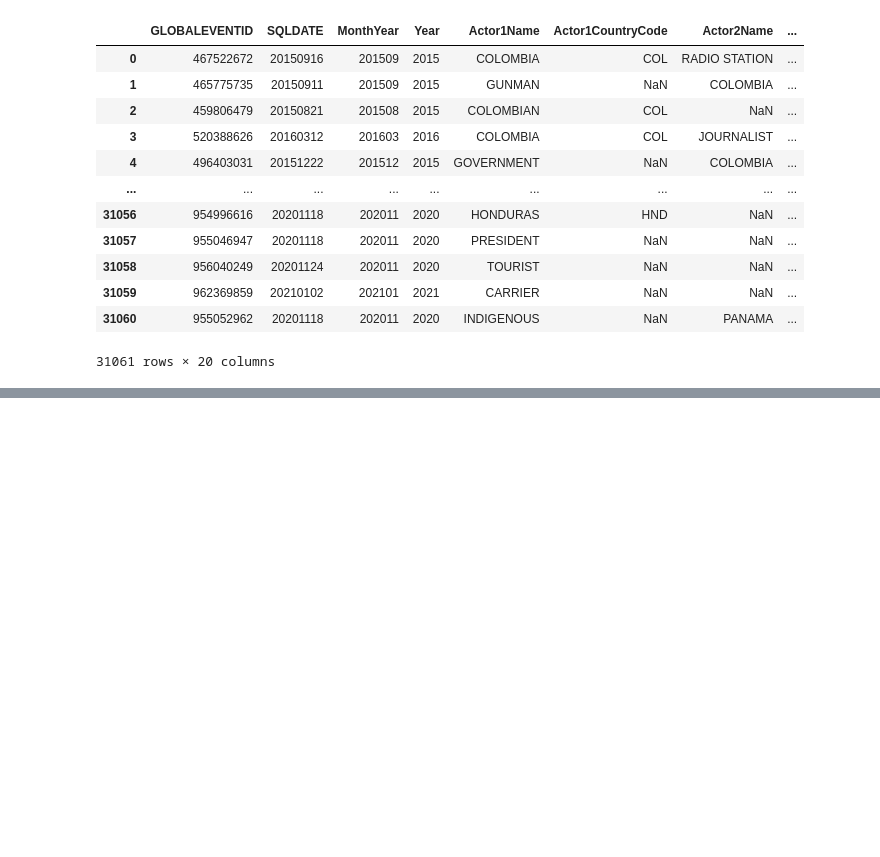
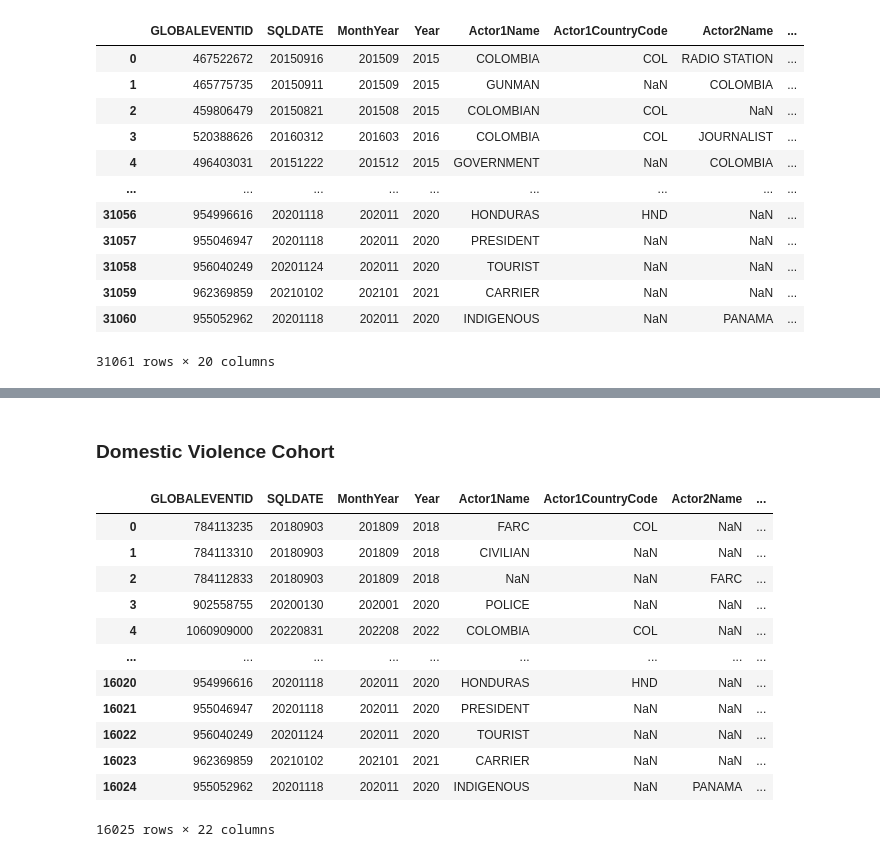
Before and after one commit to dsrestrepo/DF-DM, a Jupyter notebook: datasets/violence_prediction/Internet/gdelt/web_scrapper.ipynb, the cells around one changed output, grey strips where cells are left out. Saved outputs shown, nothing was run; the diff lists cells and outputs as text; code cells hidden in the pictures; blank space fills up the shorter version.

```diff
--- a/datasets/violence_prediction/Internet/gdelt/web_scrapper.ipynb
+++ b/datasets/violence_prediction/Internet/gdelt/web_scrapper.ipynb
@@ -65,3 +104,22 @@ df
 # %%
 # Save the DataFrame to a new CSV file
 df.to_csv('labels_full.csv', index=False)
+# %% [markdown]
+### Domestic Violence Cohort
+# %%
+df = pd.read_csv('labels_full.csv')
+df
+# %% [output]
+|  | GLOBALEVENTID | SQLDATE | MonthYear | Year | Actor1Name | Actor1CountryCode | Actor2Name | ... |
+| 0 | 784113235 | 20180903 | 201809 | 2018 | FARC | COL | NaN | ... |
+| 1 | 784113310 | 20180903 | 201809 | 2018 | CIVILIAN | NaN | NaN | ... |
+| 2 | 784112833 | 20180903 | 201809 | 2018 | NaN | NaN | FARC | ... |
+| 3 | 902558755 | 20200130 | 202001 | 2020 | POLICE | NaN | NaN | ... |
+| 4 | 1060909000 | 20220831 | 202208 | 2022 | COLOMBIA | COL | NaN | ... |
+| ... | ... | ... | ... | ... | ... | ... | ... | ... |
+| 16020 | 954996616 | 20201118 | 202011 | 2020 | HONDURAS | HND | NaN | ... |
+| 16021 | 955046947 | 20201118 | 202011 | 2020 | PRESIDENT | NaN | NaN | ... |
+| 16022 | 956040249 | 20201124 | 202011 | 2020 | TOURIST | NaN | NaN | ... |
+| 16023 | 962369859 | 20210102 | 202101 | 2021 | CARRIER | NaN | NaN | ... |
+| 16024 | 955052962 | 20201118 | 202011 | 2020 | INDIGENOUS | NaN | PANAMA | ... |
+16025 rows × 22 columns
```
Also changed, not shown: parts of 9 cells of this notebook, 38 other files.
